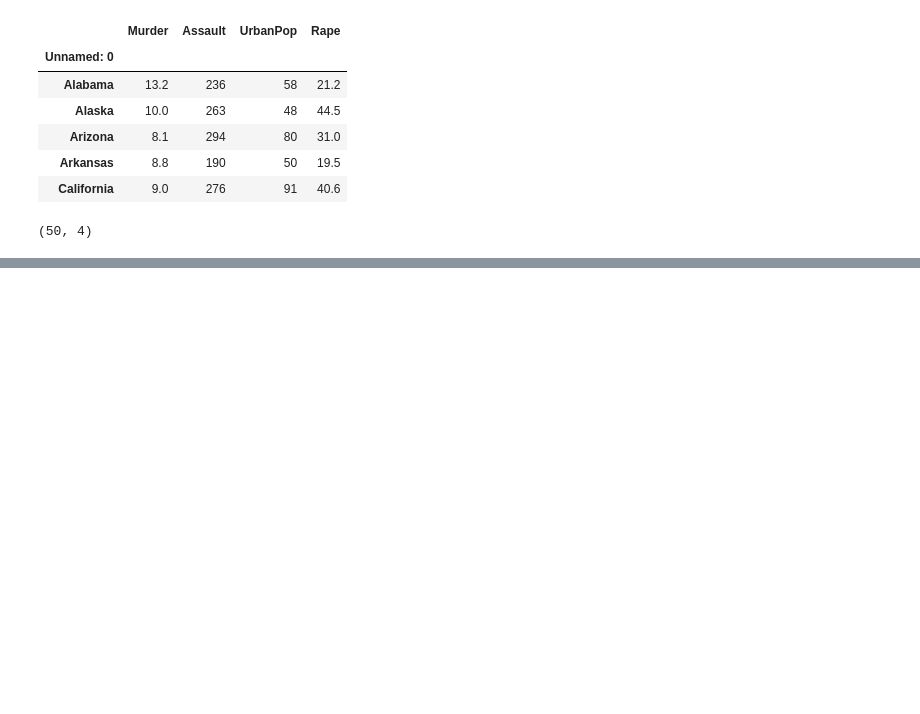
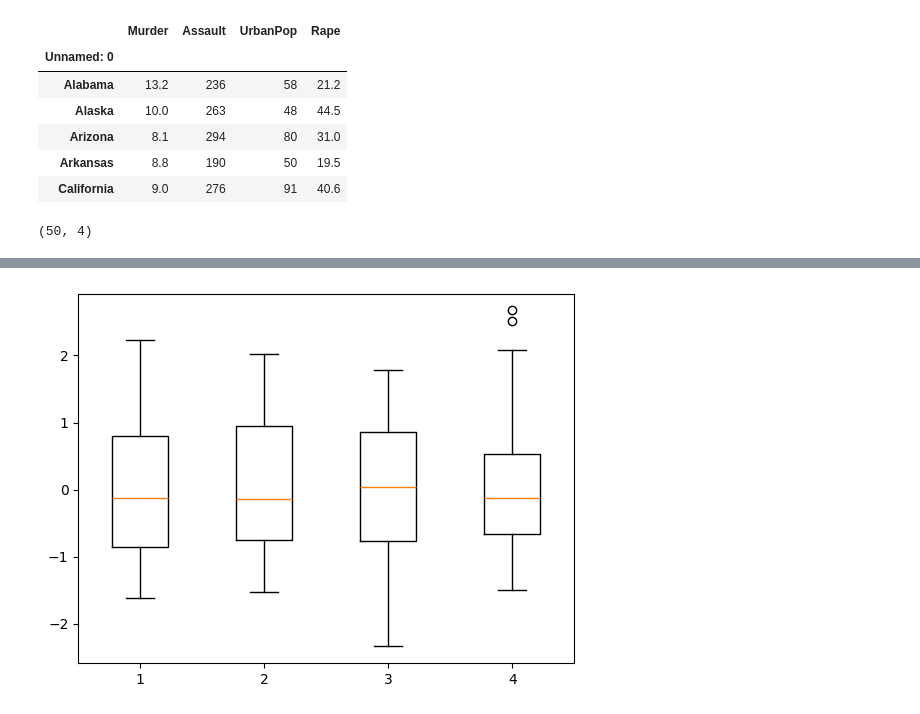
Before and after one commit to denverkim/DM_FALL2026, a Jupyter notebook: DM26_LAB6.ipynb, the cells around one changed output, grey strips where cells are left out. Drawn from its saved outputs; the diff is of its cells as text; code cells hidden in the pictures; blank space fills up the shorter version.

```diff
--- a/DM26_LAB6.ipynb
+++ b/DM26_LAB6.ipynb
@@ -32,0 +69,8 @@ arrest.shape
+# %%
+# 스케일링
+from sklearn.preprocessing import StandardScaler
+
+scaler = StandardScaler()
+scaler.fit(arrest)
+arrest_scaled = scaler.transform(arrest)
+arrest_scaled
@@ -32,0 +95,6 @@ arrest.shape
+# %%
+# 스케일링 후에 박스플랏으로 확인
+plt.boxplot(arrest_scaled)
+plt.show()
+# %% [output]
+[figure, added]
```
Also changed, not shown: parts of 17 cells of this notebook.
